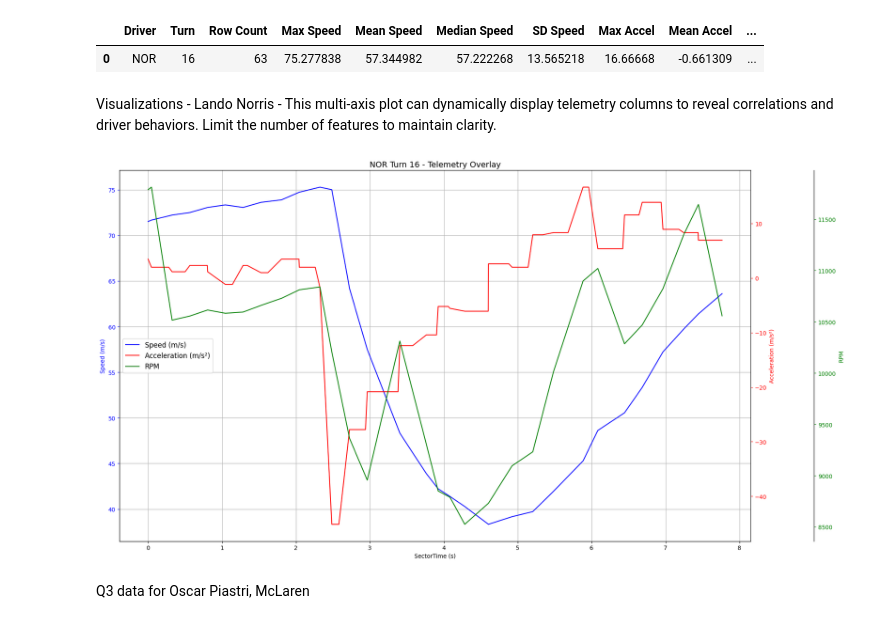
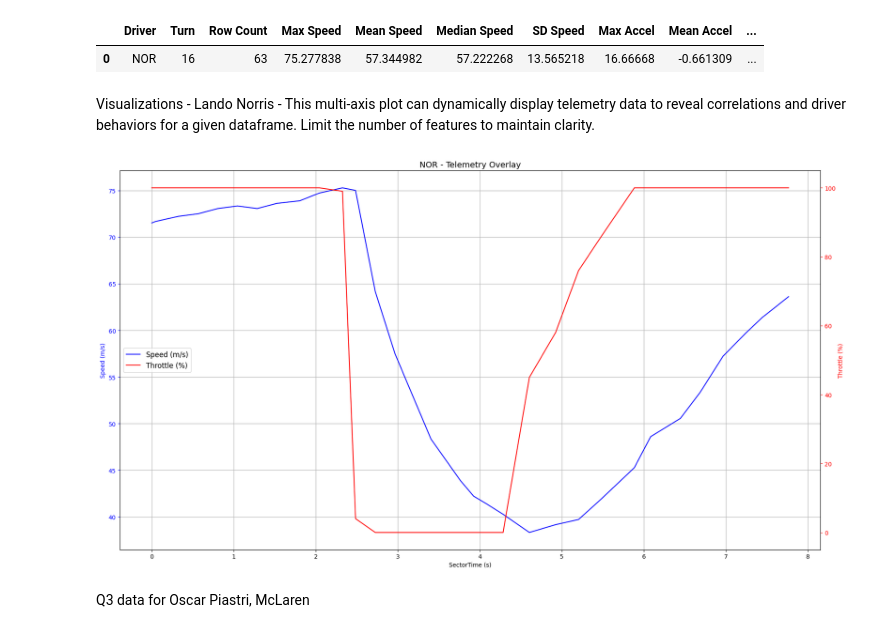
Before and after one commit to PESIII23/f1-driving-style-analytics-tool, a Jupyter notebook: notebooks/01_single_race_eda.ipynb, the cells around one changed output. Cells and saved outputs as stored; diff of their text form; code cells hidden in the pictures.

Commit message:
updated multiaxis plotting

```diff
--- a/notebooks/01_single_race_eda.ipynb
+++ b/notebooks/01_single_race_eda.ipynb
@@ -172,14 +172,15 @@ norris_eda_summary
 |  | Driver | Turn | Row Count | Max Speed | Mean Speed | Median Speed | SD Speed | Max Accel | Mean Accel | ... |
 | 0 | NOR | 16 | 63 | 75.277838 | 57.344982 | 57.222268 | 13.565218 | 16.66668 | -0.661309 | ... |
 # %% [markdown]
-Visualizations - Lando Norris - This multi-axis plot can dynamically display telemetry columns to reveal correlations and driver behaviors. Limit the number of features to maintain clarity.
+Visualizations - Lando Norris - This multi-axis plot can dynamically display telemetry data to reveal correlations and driver behaviors for a given dataframe.
+Limit the number of features to maintain clarity.
 # %%
-plots.plot_overlap_multi_axis_telemetry(norris_corner_telemetry, norris, critical_turn[0], time_col='SectorTime (s)', telemetry_cols=[
+plots.plot_overlap_multi_axis_telemetry(norris_corner_telemetry, norris, time_col='SectorTime (s)', telemetry_cols=[
     speed,
-    acceleration,
-    rpm])
+    throttle
+    ])
 # %% [output]
-[figure, old version]
+[figure, new version]
 # %% [markdown]
 Q3 data for Oscar Piastri, McLaren
 # %%
```
Also changed, not shown: parts of 1 cell of this notebook, 1 other file.
